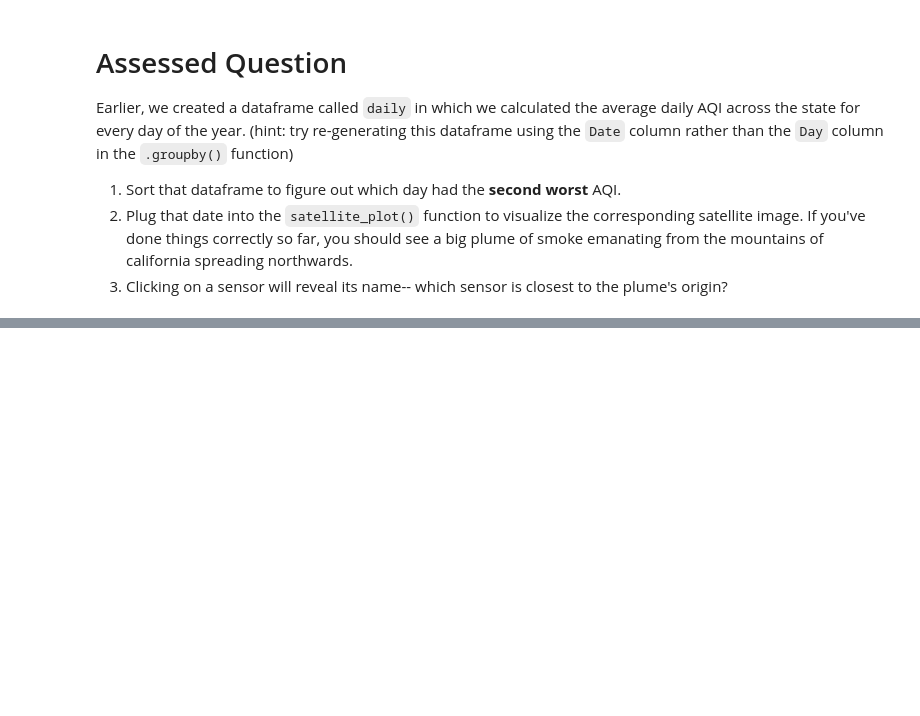
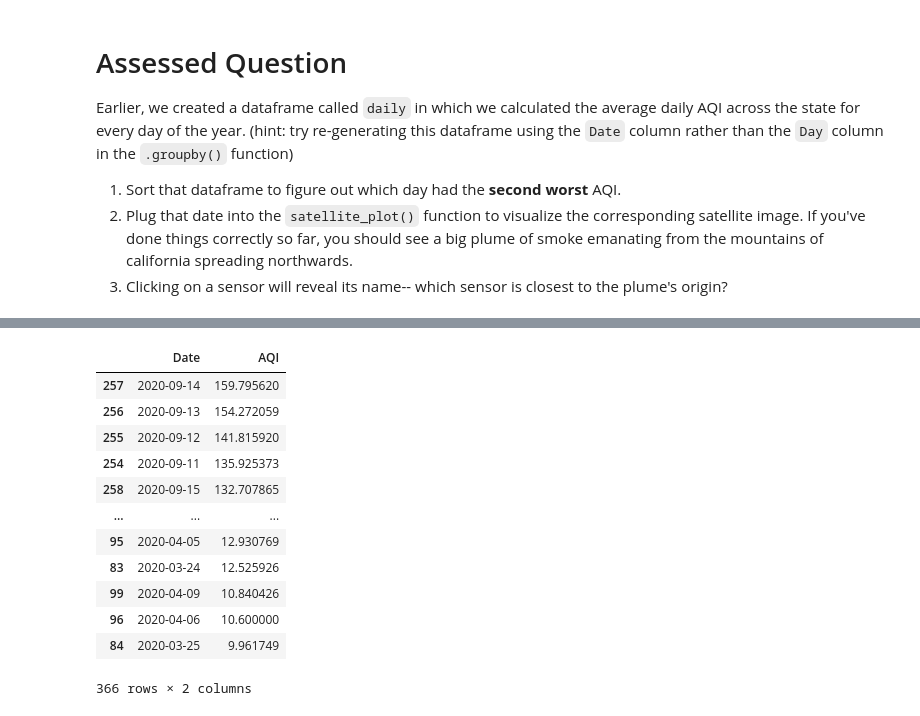
Before and after one commit to Siyuan229/QM2, a Jupyter notebook: notebooks/W03. Spatial Data.ipynb, the cells around one changed output, grey strips where cells are left out. Cells and saved outputs as stored; diff of their text form; code cells hidden in the pictures; blank space fills up the shorter version.

```diff
--- a/notebooks/W03. Spatial Data.ipynb
+++ b/notebooks/W03. Spatial Data.ipynb
@@ -510,0 +508,3 @@ print (date_sorted['Date','AQI'])
+# %%
+df = pd.read_csv('https://qm2.s3.eu-west-2.amazonaws.com/wk3/california_aqi.csv')
+df
@@ -510,0 +525,20 @@ print (date_sorted['Date','AQI'])
+# %%
+df['Date']=pd.to_datetime(df['Date'])
+daily=df.groupby('Date')['AQI'].mean().reset_index()
+daily=daily.sort_values(ascending=False,by='AQI')
+daily
+print
+# %% [output]
+|  | Date | AQI |
+| 257 | 2020-09-14 | 159.795620 |
+| 256 | 2020-09-13 | 154.272059 |
+| 255 | 2020-09-12 | 141.815920 |
+| 254 | 2020-09-11 | 135.925373 |
+| 258 | 2020-09-15 | 132.707865 |
+| ... | ... | ... |
+| 95 | 2020-04-05 | 12.930769 |
+| 83 | 2020-03-24 | 12.525926 |
+| 99 | 2020-04-09 | 10.840426 |
+| 96 | 2020-04-06 | 10.600000 |
+| 84 | 2020-03-25 | 9.961749 |
+366 rows × 2 columns
```
Also changed, not shown: parts of 6 cells of this notebook.
